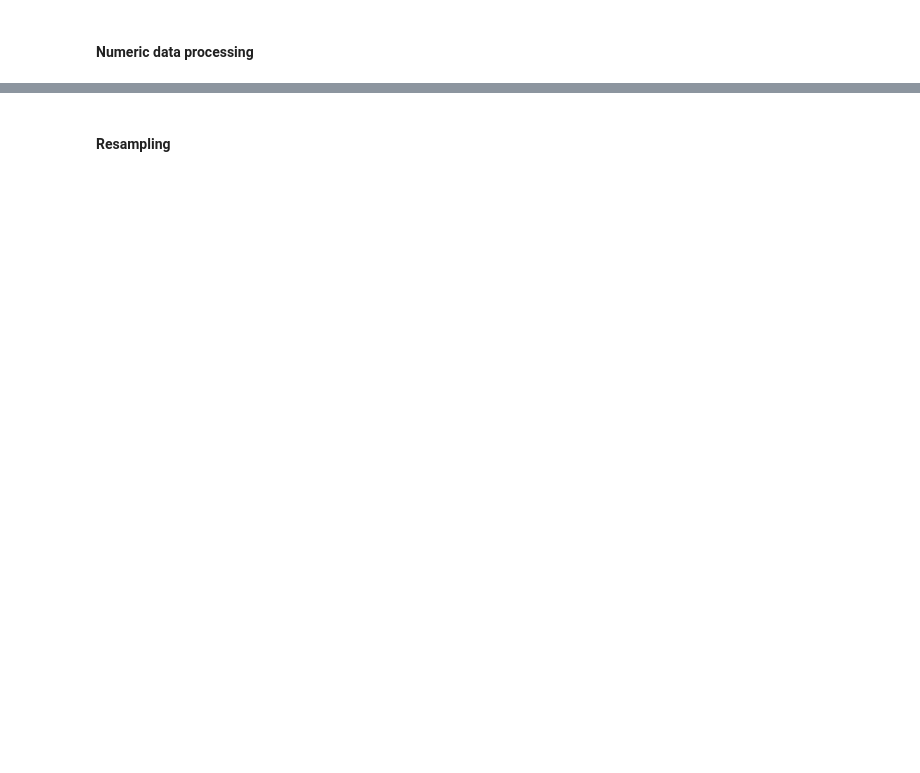
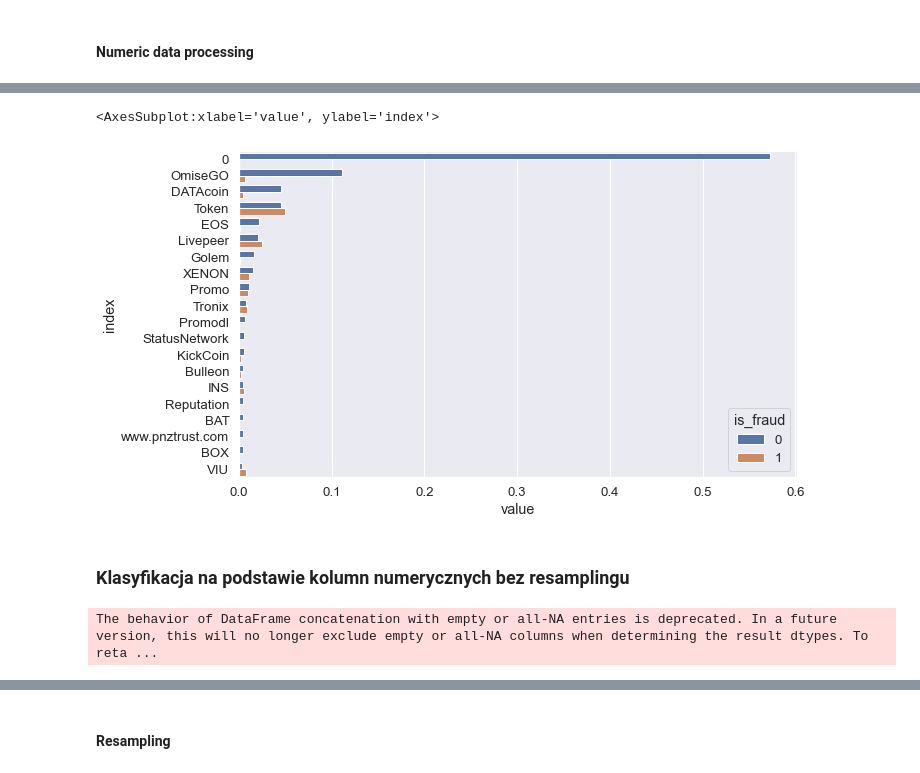
Before and after one commit to dorota10/ML_UEP_2024, a Jupyter notebook: CaseStudy1.ipynb, the cells around one changed output, grey strips where cells are left out. Drawn from its saved outputs; the diff is of its cells as text; code cells hidden in the pictures; blank space fills up the shorter version.

Commit message:
resampling

```diff
--- a/CaseStudy1.ipynb
+++ b/CaseStudy1.ipynb
@@ -132,0 +153,52 @@ y_test=y_test.reset_index(drop=True)
+# %%
+word_freq_0 = data_0.str.split(expand=True).stack().value_counts()/data_0.shape[0]
+word_freq_1 = data_1.str.split(expand=True).stack().value_counts()/data_1.shape[0]
+
+word_freq_df = pd.DataFrame({'not_fraud': word_freq_0, 'fraud': word_freq_1}).fillna(0)
+
+word_freq_df = word_freq_df.sort_values(by='not_fraud', ascending=False)
+
+top_20_words = word_freq_df.head(20)
+data=top_20_words.reset_index()
+# %%
+transformed_df = pd.melt(data, id_vars=['index'], var_name='is_fraud', value_name='value')
+transformed_df['is_fraud'] = transformed_df['is_fraud'].map({'not_fraud': 0, 'fraud': 1})
+# %%
+plt.figure(figsize=(10, 6))
+sns.barplot(data=transformed_df, y='index', x='value', hue='is_fraud', orient='h')
+# %% [output]
+<AxesSubplot:xlabel='value', ylabel='index'>
+[figure, added]
+# %% [markdown]
+### Klasyfikacja na podstawie kolumn numerycznych bez resamplingu
+# %%
+A=3
+B=1
+weights={ 0: B, 1: A}
+
+models = {
+    'RandomForest': RandomForestClassifier(n_estimators= 100, min_samples_split= 5, min_samples_leaf= 1),
+    'KNN': KNeighborsClassifier(n_neighbors=5),
+    'LogisticRegression': LogisticRegression(),
+    'LogisticRegression_weigths': LogisticRegression(solver='lbfgs', class_weight=weights),
+    'SVM': SVC()
+}
+
+results = pd.DataFrame(columns=['Model', 'ROC-AUC', 'Czas wykonywania'])
+
+for model_name, model in models.items():
+
+        start=time.time()
+        cv = RepeatedStratifiedKFold(n_splits=10, n_repeats=3, random_state=1)
+        scores = cross_val_score(model, scaled_train_df,  y_train, scoring='roc_auc', cv=cv, n_jobs=-1)
+        czas=time.time()-start
+
+        result_row ={
+            'Model': model_name,
+            'ROC-AUC': np.mean(scores),
+            'Czas wykonywania': czas
+        }
+
+        results=pd.concat([results, pd.DataFrame([result_row])], ignore_index=True)
+# %% [output]
+The behavior of DataFrame concatenation with empty or all-NA entries is deprecated. In a future version, this will no longer exclude empty or all-NA columns when determining the result dtypes. To reta ...
```
Also changed, not shown: parts of 36 cells of this notebook, 1 other file.
